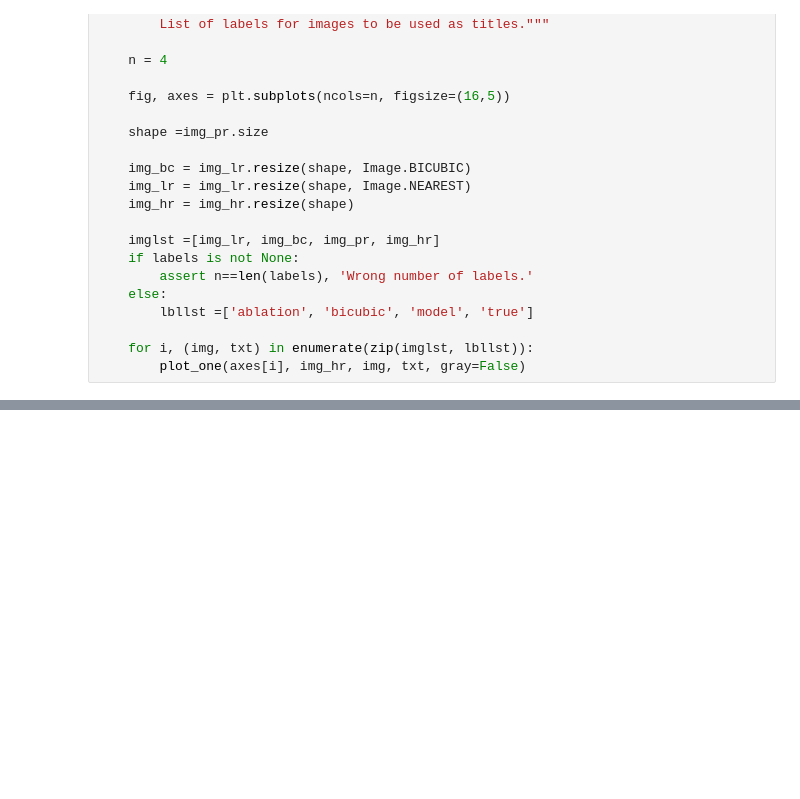
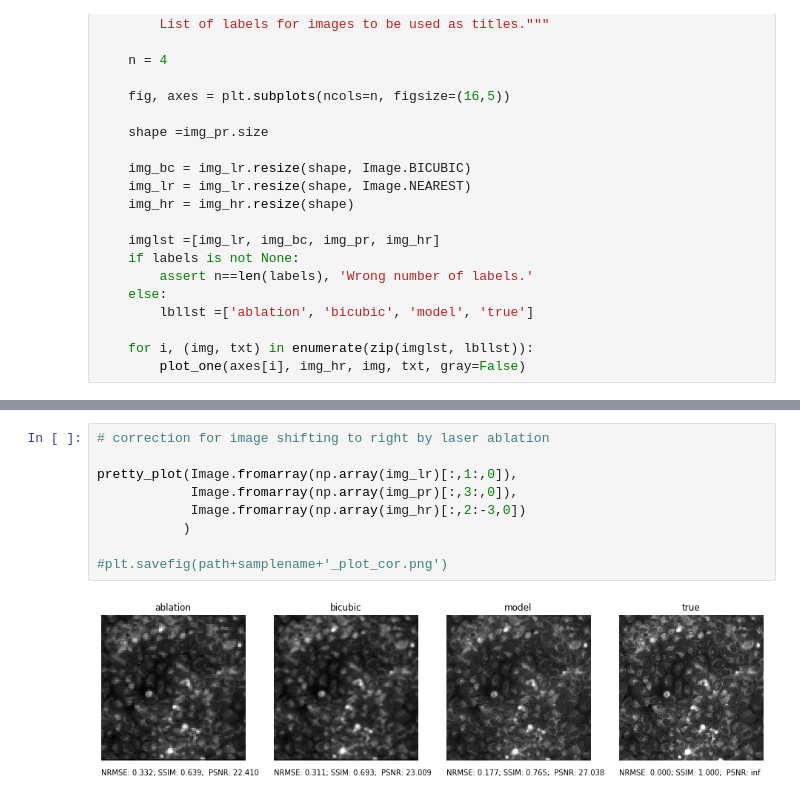
Before and after one commit to nikadilli/elemental-imageing-enhancement, a Jupyter notebook: pretty_plot.ipynb, the cells around one changed output, grey strips where cells are left out. Cells and saved outputs as stored; diff of their text form; blank space fills up the shorter version.

```diff
--- a/pretty_plot.ipynb
+++ b/pretty_plot.ipynb
@@ -97,0 +102,11 @@ plt.savefig(path+samplename+'_plot.png')
+# %%
+# correction for image shifting to right by laser ablation
+
+pretty_plot(Image.fromarray(np.array(img_lr)[:,1:,0]),
+            Image.fromarray(np.array(img_pr)[:,3:,0]),
+            Image.fromarray(np.array(img_hr)[:,2:-3,0])
+           )
+
+#plt.savefig(path+samplename+'_plot_cor.png')
+# %% [output]
+[figure, added]
```
Also changed, not shown: parts of 2 cells of this notebook, 4 other files.
